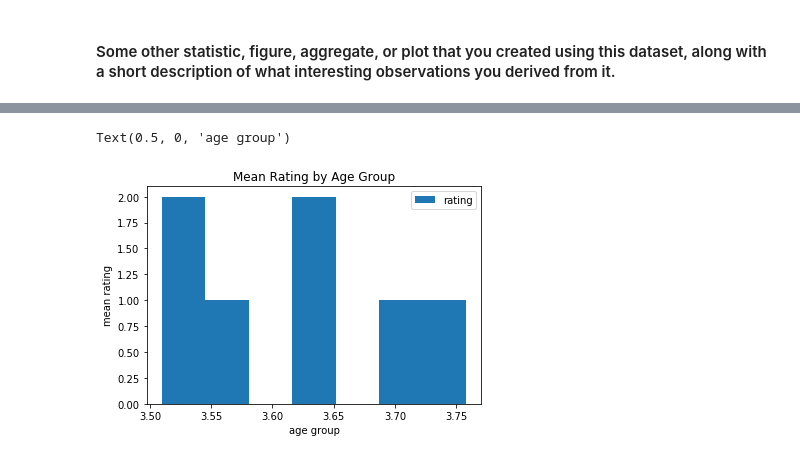
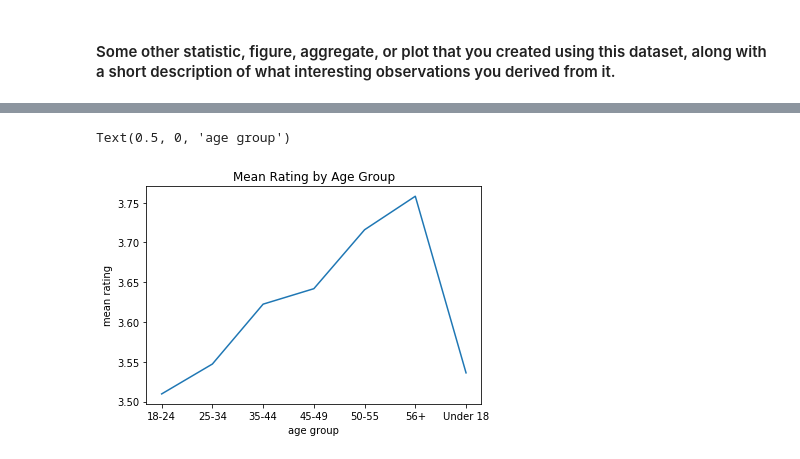
Before and after one commit to run-cmw/data-mining-practice, a Jupyter notebook: assignment1-wells.ipynb, the cells around one changed output, grey strips where cells are left out. Drawn from its saved outputs; the diff is of its cells as text; code cells hidden in the pictures.

```diff
--- a/assignment1-wells.ipynb
+++ b/assignment1-wells.ipynb
@@ -392,11 +421,11 @@ rating_mean_by_ages
 # %%
 %matplotlib inline
 import matplotlib.pyplot as plt
 
-rating_mean_by_ages.plot.hist(bins=7)
+plt.plot(rating_mean_by_ages.index, rating_mean_by_ages.values)
 plt.title("Mean Rating by Age Group")
 plt.ylabel('mean rating')
 plt.xlabel('age group')
 # %% [output]
 Text(0.5, 0, 'age group')
-[figure, old version]
+[figure, new version]
```
Also changed, not shown: parts of 17 cells of this notebook.
